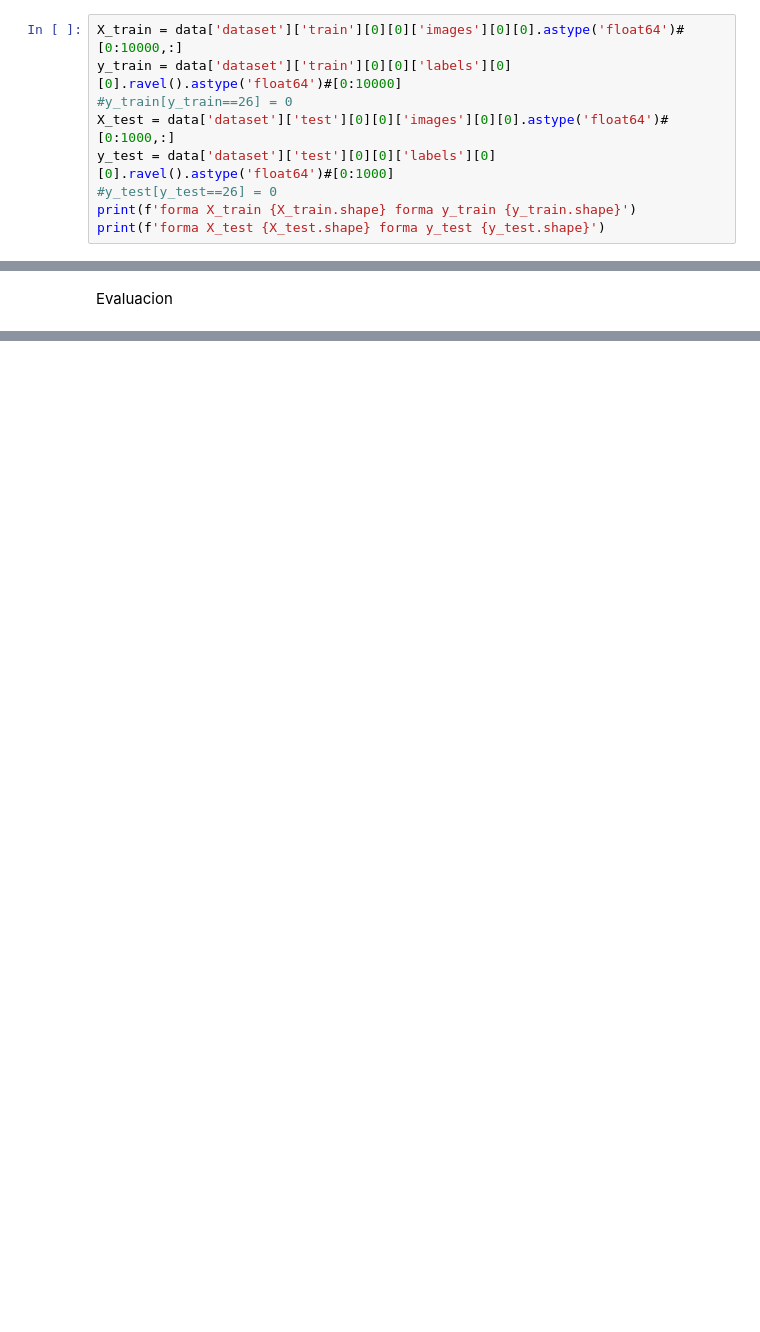
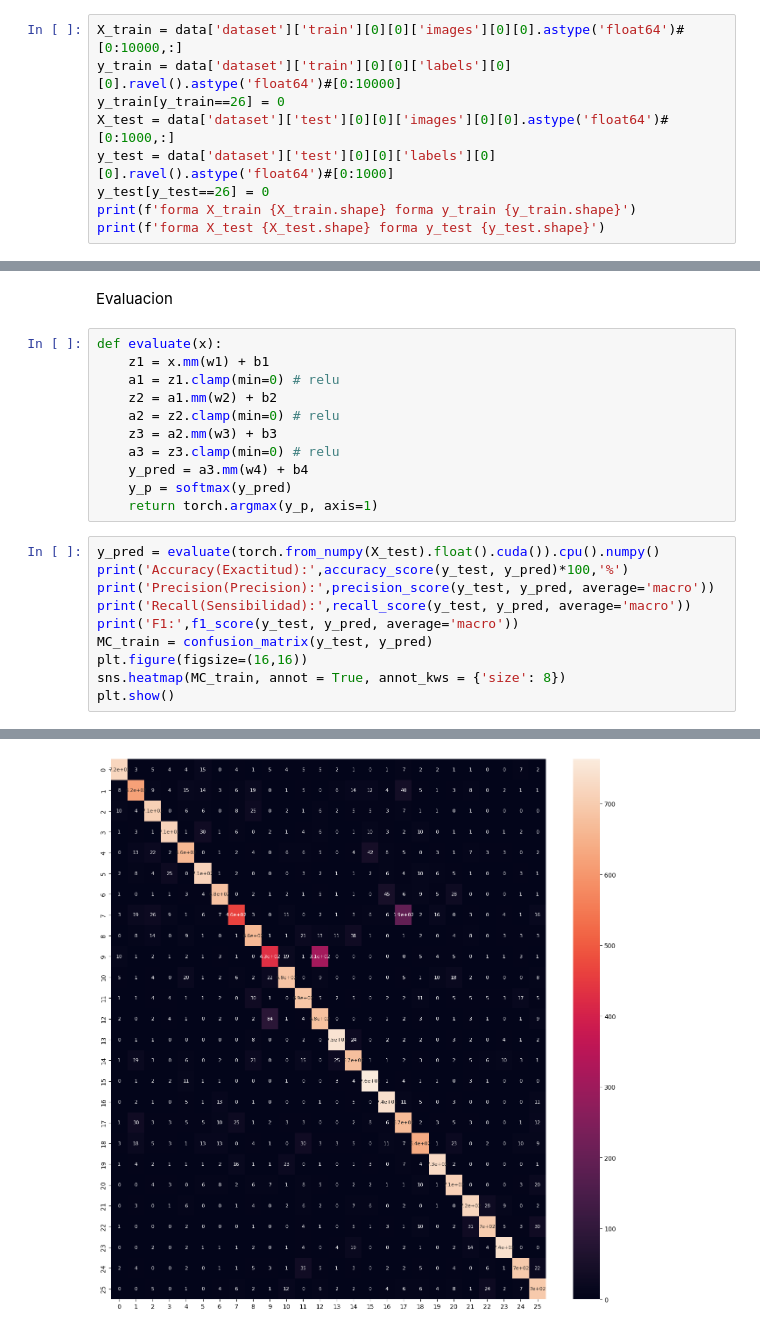
Before and after one commit to Daniel9ad/LaboratoriosIA2, a Jupyter notebook: Lab01/Lab01.ipynb, the cells around one changed output, grey strips where cells are left out. Saved outputs shown, nothing was run; the diff lists cells and outputs as text; blank space fills up the shorter version.

```diff
--- a/Lab01/Lab01.ipynb
+++ b/Lab01/Lab01.ipynb
@@ -16,10 +16,10 @@ data = loadmat('emnist-digits.mat')
 # %%
 X_train = data['dataset']['train'][0][0]['images'][0][0].astype('float64')#[0:10000,:]
 y_train = data['dataset']['train'][0][0]['labels'][0][0].ravel().astype('float64')#[0:10000]
-#y_train[y_train==26] = 0
+y_train[y_train==26] = 0
 X_test = data['dataset']['test'][0][0]['images'][0][0].astype('float64')#[0:1000,:]
 y_test = data['dataset']['test'][0][0]['labels'][0][0].ravel().astype('float64')#[0:1000]
-#y_test[y_test==26] = 0
+y_test[y_test==26] = 0
 print(f'forma X_train {X_train.shape} forma y_train {y_train.shape}')
 print(f'forma X_test {X_test.shape} forma y_test {y_test.shape}')
 # %% [output]
@@ -163,2 +163,24 @@ Epoch 100/100 Loss 2.00776
 # %% [markdown]
 Evaluacion
+# %%
+def evaluate(x):
+    z1 = x.mm(w1) + b1
+    a1 = z1.clamp(min=0) # relu
+    z2 = a1.mm(w2) + b2
+    a2 = z2.clamp(min=0) # relu
+    z3 = a2.mm(w3) + b3
+    a3 = z3.clamp(min=0) # relu
+    y_pred = a3.mm(w4) + b4
+    y_p = softmax(y_pred)
+    return torch.argmax(y_p, axis=1)
+# %%
+y_pred = evaluate(torch.from_numpy(X_test).float().cuda()).cpu().numpy()
+print('Accuracy(Exactitud):',accuracy_score(y_test, y_pred)*100,'%')
+print('Precision(Precision):',precision_score(y_test, y_pred, average='macro'))
+print('Recall(Sensibilidad):',recall_score(y_test, y_pred, average='macro'))
+print('F1:',f1_score(y_test, y_pred, average='macro'))
+MC_train = confusion_matrix(y_test, y_pred)
+plt.figure(figsize=(16,16))
+sns.heatmap(MC_train, annot = True, annot_kws = {'size': 8})
+plt.show()
+# %% [output]
@@ -164,0 +191 @@ Evaluacion
+[figure, added]
```
Also changed, not shown: parts of 8 cells of this notebook.
